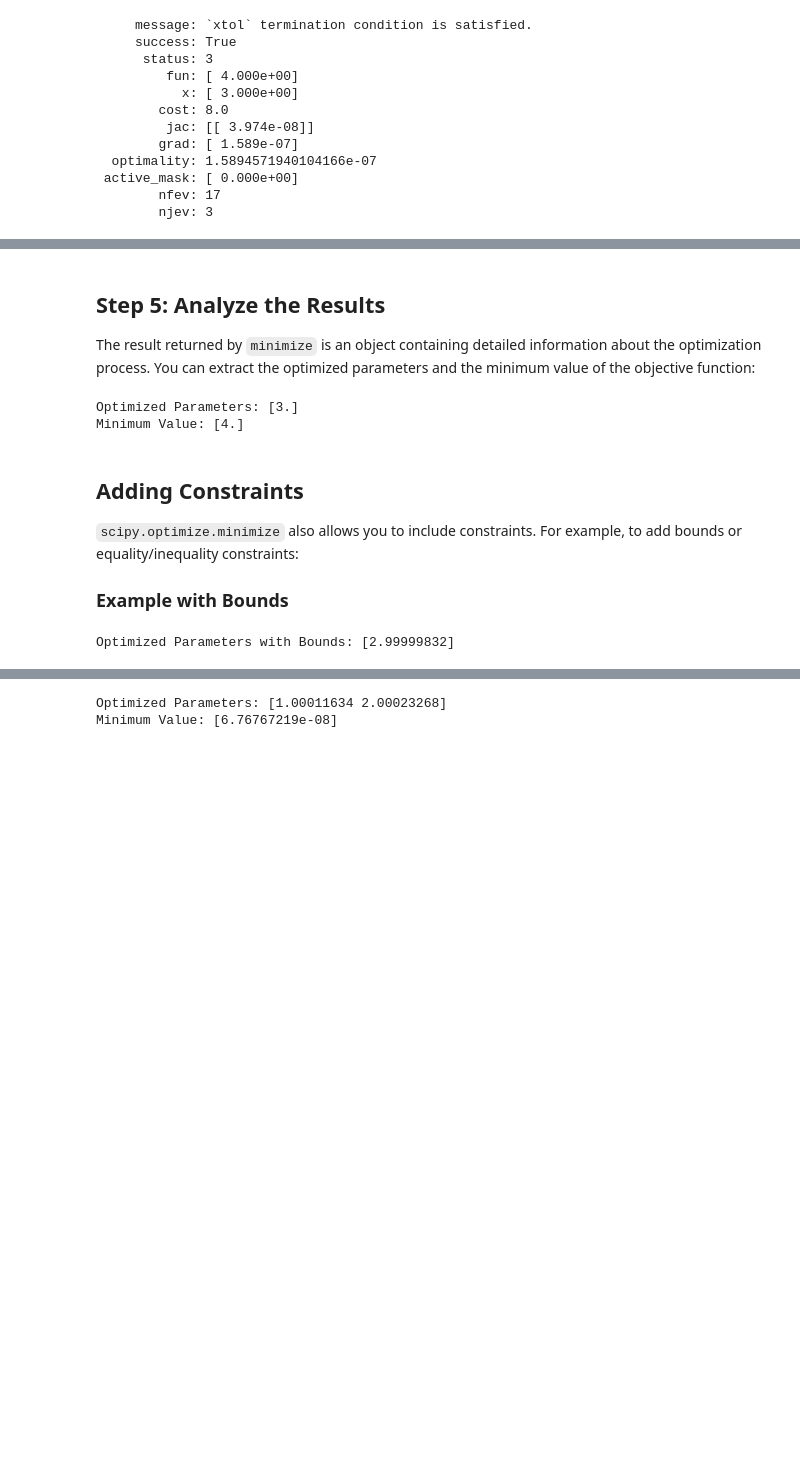
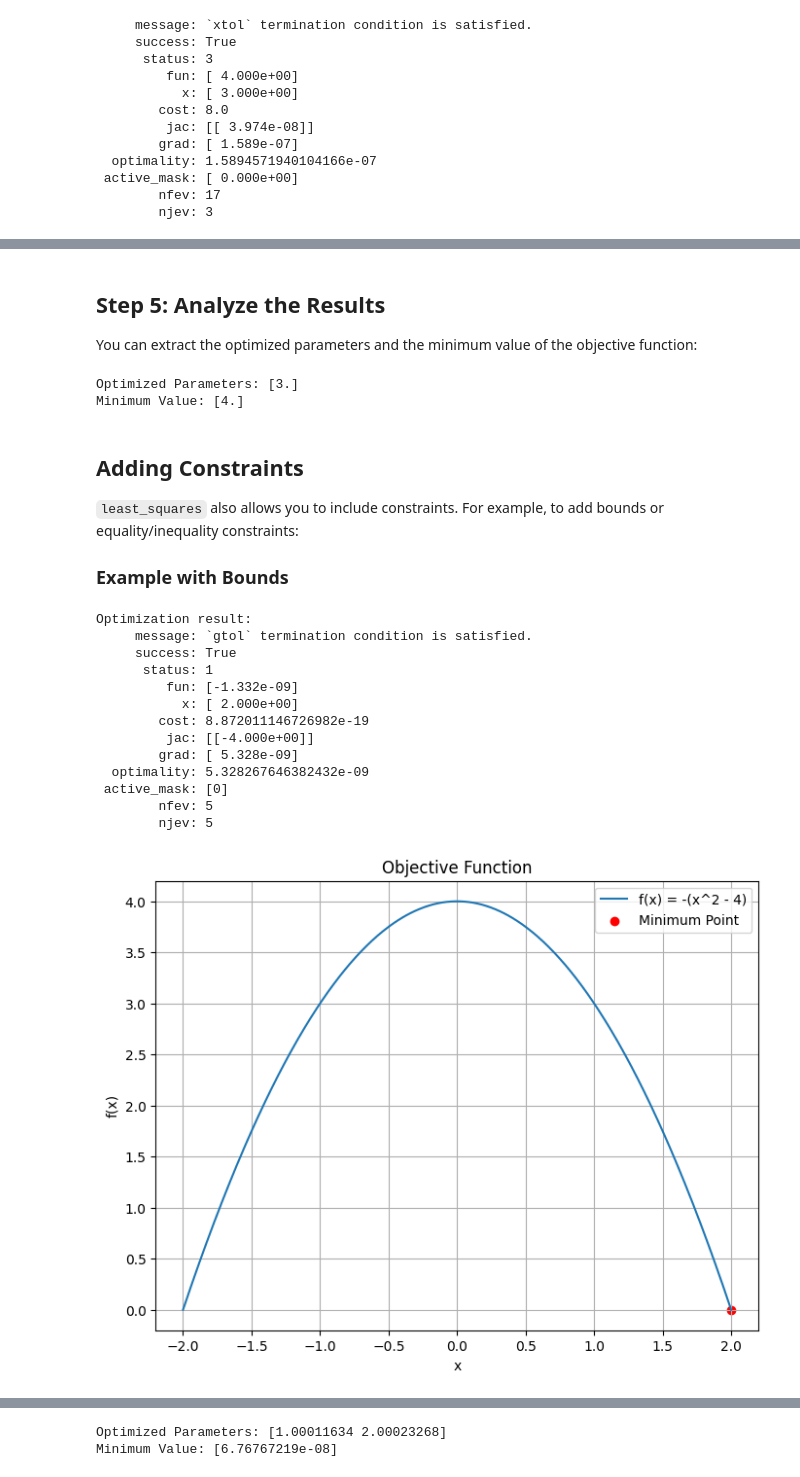
Before and after one commit to twright/IncubatorDTCourse, a Jupyter notebook: 4-Calibration/1-OptimizationWithPython.ipynb, the cells around one changed output, grey strips where cells are left out. Cells and saved outputs as stored; diff of their text form; code cells hidden in the pictures; blank space fills up the shorter version.

```diff
--- a/4-Calibration/1-OptimizationWithPython.ipynb
+++ b/4-Calibration/1-OptimizationWithPython.ipynb
@@ -85,7 +127,7 @@ result
 # %% [markdown]
 ## Step 5: Analyze the Results
 
-The result returned by `minimize` is an object containing detailed information about the optimization process. You can extract the optimized parameters and the minimum value of the objective function:
+You can extract the optimized parameters and the minimum value of the objective function:
 # %%
 print("Optimized Parameters:", result.x)
 print("Minimum Value:", result.fun)
@@ -95,15 +137,54 @@ Minimum Value: [4.]
 # %% [markdown]
 ## Adding Constraints
 
-`scipy.optimize.minimize` also allows you to include constraints. For example, to add bounds or equality/inequality constraints:
+`least_squares` also allows you to include constraints. For example, to add bounds or equality/inequality constraints:
 
 ### Example with Bounds
-# %%
-bounds = (0, 10)  # x >= 0
-result = least_squares(objective_function, initial_guess, bounds=bounds)
-print("Optimized Parameters with Bounds:", result.x)
-# %% [output]
-Optimized Parameters with Bounds: [2.99999832]
+# %%
+# Define the function we want to minimize
+def func(x):
+    return -(x**2 - 4)  # We want to find x such that this function is close to zero
+
+# Set an initial guess
+x0 = 1.1
+
+# Define the bounds: lower bound of 1, upper bound of 5
+bounds = (1, 5)
+
+# Call least_squares with bounds
+result = least_squares(func, x0, bounds=bounds)
+
+# Print results
+print("Optimization result:")
+print(result)
+
+# Plot the function
+x = np.linspace(-2, 2, 500)
+y = -(x**2 - 4)
+plt.figure(figsize=(8, 6))
+plt.plot(x, y, label="f(x) = -(x^2 - 4)")
+plt.scatter(result.x, result.fun, color='red', label="Minimum Point")
+plt.title("Objective Function")
+plt.xlabel("x")
+plt.ylabel("f(x)")
+plt.legend()
+plt.grid()
+plt.show()
+# %% [output]
+Optimization result:
+     message: `gtol` termination condition is satisfied.
+     success: True
+      status: 1
+         fun: [-1.332e-09]
+           x: [ 2.000e+00]
+        cost: 8.872011146726982e-19
+         jac: [[-4.000e+00]]
+        grad: [ 5.328e-09]
+  optimality: 5.328267646382432e-09
+ active_mask: [0]
+        nfev: 5
+        njev: 5
+[figure, added]
 # %% [markdown]
 ## Minimizing a Function with Two Parameters
 
```
Also changed, not shown: parts of 6 cells of this notebook, 2 other files.
